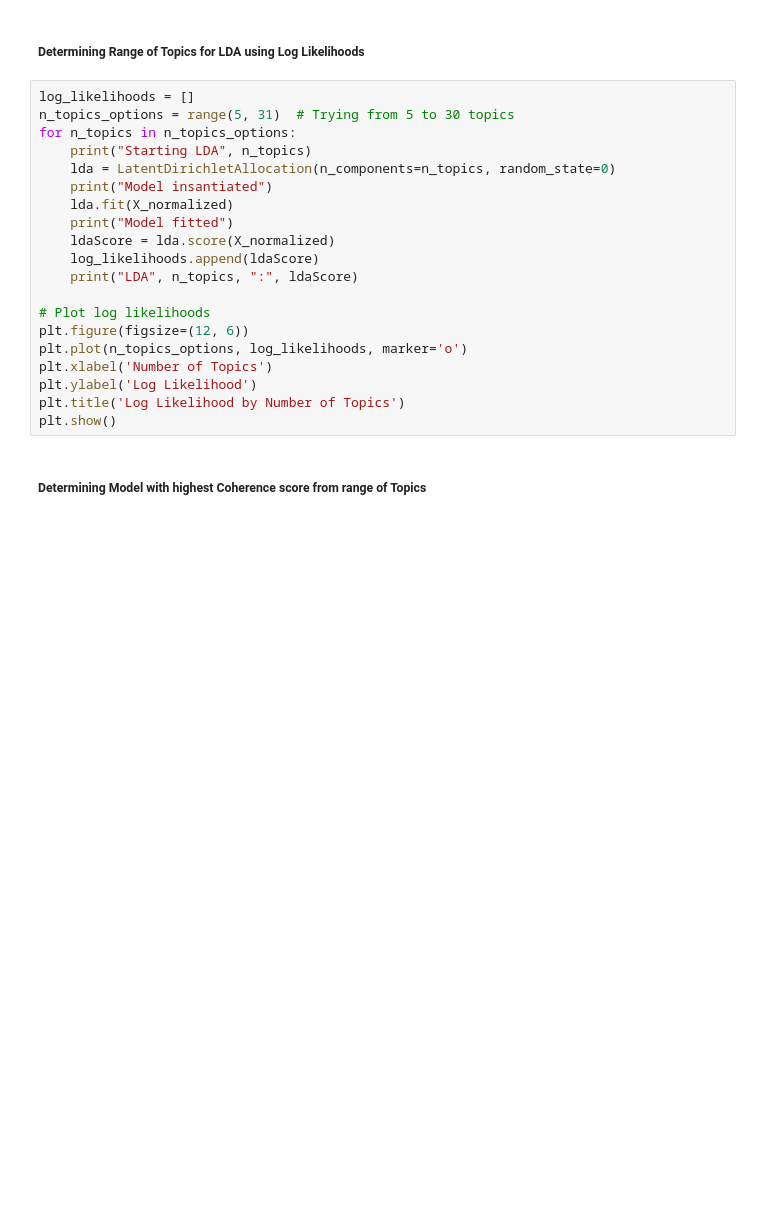
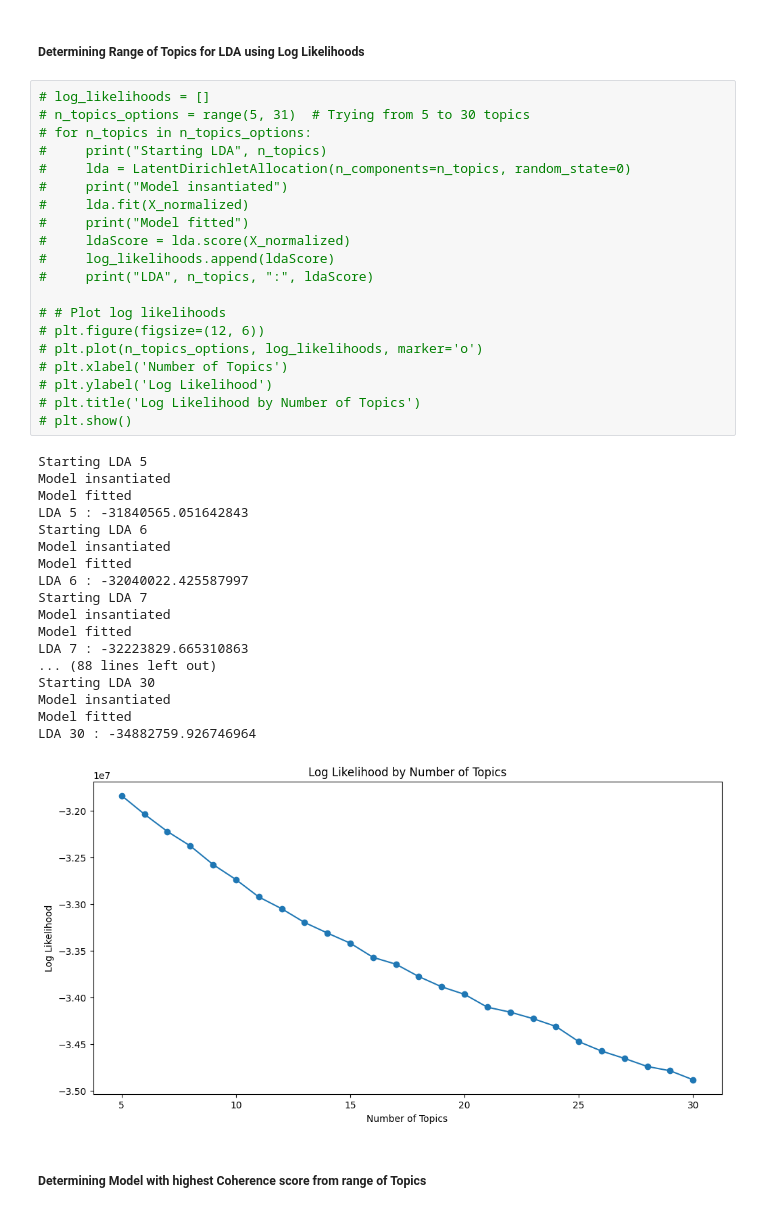
Before and after one commit to CS-180-Group-4/Movie-Recommendation-System, a Jupyter notebook: LDA_projnb.ipynb, the cells around one changed output. Drawn from its saved outputs; the diff is of its cells as text; blank space fills up the shorter version.

```diff
--- a/LDA_projnb.ipynb
+++ b/LDA_projnb.ipynb
@@ -36,25 +41,44 @@ X_normalized = normalizer.fit_transform(X)
 # %% [markdown]
 ##### Determining Range of Topics for LDA using Log Likelihoods
 # %%
-log_likelihoods = []
-n_topics_options = range(5, 31)  # Trying from 5 to 30 topics
-for n_topics in n_topics_options:
-    print("Starting LDA", n_topics)
-    lda = LatentDirichletAllocation(n_components=n_topics, random_state=0)
-    print("Model insantiated")
-    lda.fit(X_normalized)
-    print("Model fitted")
-    ldaScore = lda.score(X_normalized)
-    log_likelihoods.append(ldaScore)
-    print("LDA", n_topics, ":", ldaScore)
+# log_likelihoods = []
+# n_topics_options = range(5, 31)  # Trying from 5 to 30 topics
+# for n_topics in n_topics_options:
+#     print("Starting LDA", n_topics)
+#     lda = LatentDirichletAllocation(n_components=n_topics, random_state=0)
+#     print("Model insantiated")
+#     lda.fit(X_normalized)
+#     print("Model fitted")
+#     ldaScore = lda.score(X_normalized)
+#     log_likelihoods.append(ldaScore)
+#     print("LDA", n_topics, ":", ldaScore)
 
-# Plot log likelihoods
-plt.figure(figsize=(12, 6))
-plt.plot(n_topics_options, log_likelihoods, marker='o')
-plt.xlabel('Number of Topics')
-plt.ylabel('Log Likelihood')
-plt.title('Log Likelihood by Number of Topics')
-plt.show()
+# # Plot log likelihoods
+# plt.figure(figsize=(12, 6))
+# plt.plot(n_topics_options, log_likelihoods, marker='o')
+# plt.xlabel('Number of Topics')
+# plt.ylabel('Log Likelihood')
+# plt.title('Log Likelihood by Number of Topics')
+# plt.show()
+# %% [output]
+Starting LDA 5
+Model insantiated
+Model fitted
+LDA 5 : -31840565.051642843
+Starting LDA 6
+Model insantiated
+Model fitted
+LDA 6 : -32040022.425587997
+Starting LDA 7
+Model insantiated
+Model fitted
+LDA 7 : -32223829.665310863
+... (88 lines left out)
+Starting LDA 30
+Model insantiated
+Model fitted
+LDA 30 : -34882759.926746964
+[figure, added]
 # %% [markdown]
 ##### Determining Model with highest Coherence score from range of Topics
 # %%
```
Also changed, not shown: parts of 3 cells of this notebook, 3 other files.
